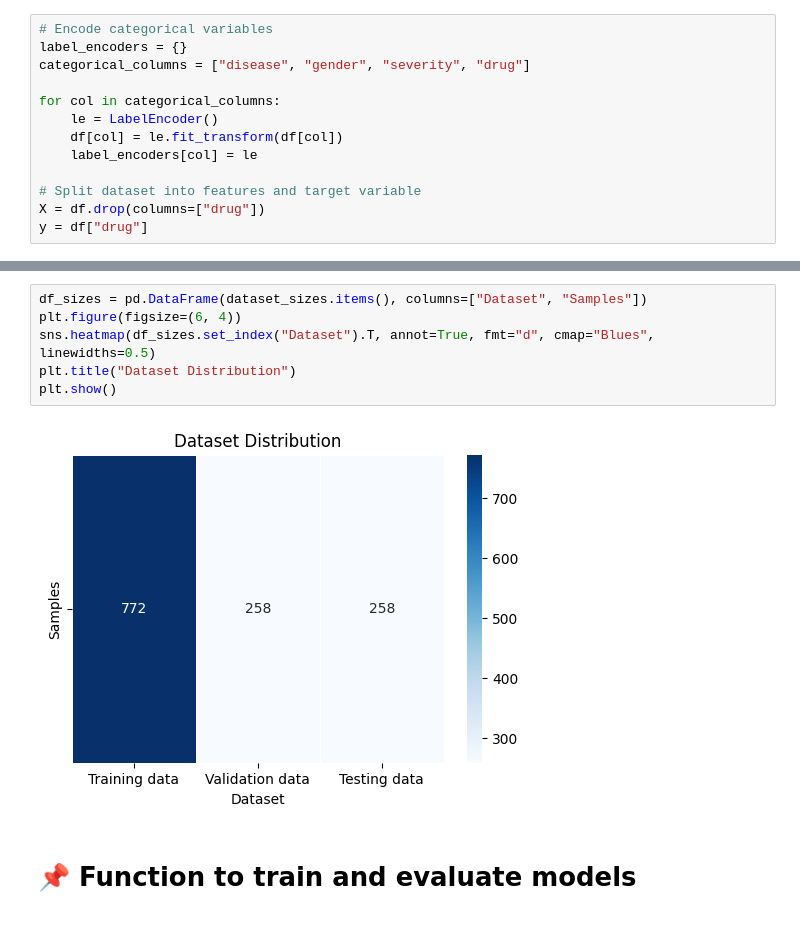
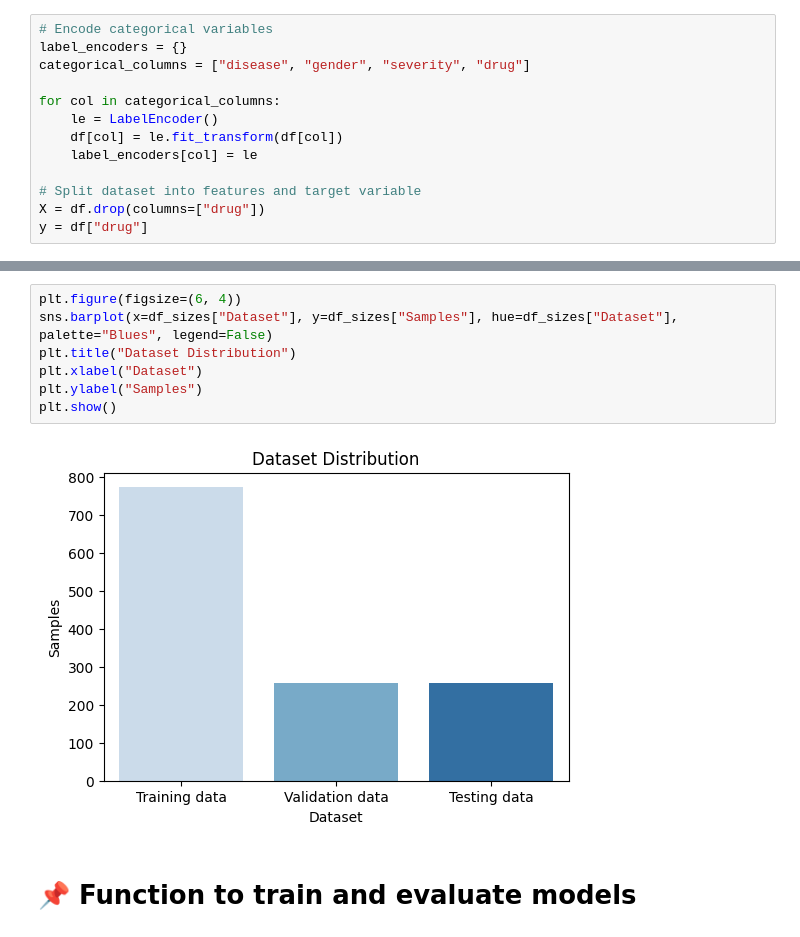
Before and after one commit to Jules-gatete/Intro_to_ML---Summatives, a Jupyter notebook: Summative_Intro_to_ml_Jules_Gatete_number]_assignment.ipynb, the cells around one changed output, grey strips where cells are left out. Drawn from its saved outputs; the diff is of its cells as text.

Commit message:
Data Preprocessing & Preparation

```diff
--- a/Summative_Intro_to_ml_Jules_Gatete_number]_assignment.ipynb
+++ b/Summative_Intro_to_ml_Jules_Gatete_number]_assignment.ipynb
@@ -160,11 +138,12 @@ Testing data: 258 samples
-# %%
-df_sizes = pd.DataFrame(dataset_sizes.items(), columns=["Dataset", "Samples"])
-plt.figure(figsize=(6, 4))
-sns.heatmap(df_sizes.set_index("Dataset").T, annot=True, fmt="d", cmap="Blues", linewidths=0.5)
-plt.title("Dataset Distribution")
-plt.show()
-# %% [output]
-[figure, removed]
+# %%
+plt.figure(figsize=(6, 4))
+sns.barplot(x=df_sizes["Dataset"], y=df_sizes["Samples"], hue=df_sizes["Dataset"], palette="Blues", legend=False)
+plt.title("Dataset Distribution")
+plt.xlabel("Dataset")
+plt.ylabel("Samples")
+plt.show()
+# %% [output]
+[figure, added]
 # %% [markdown]
 # 📌 Function to train and evaluate models
 # %%
```
Also changed, not shown: parts of 2 cells of this notebook.
